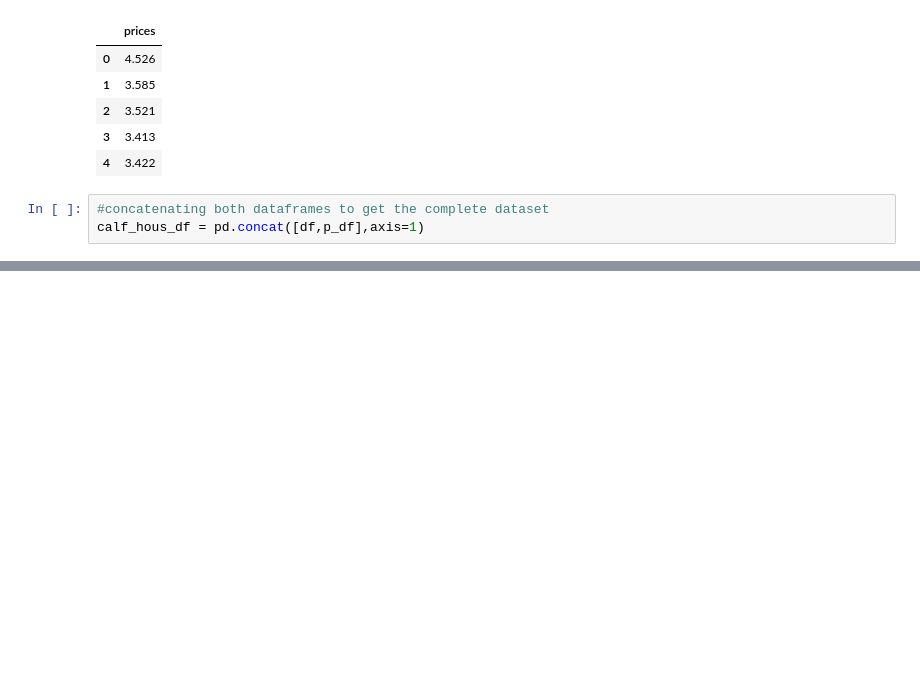
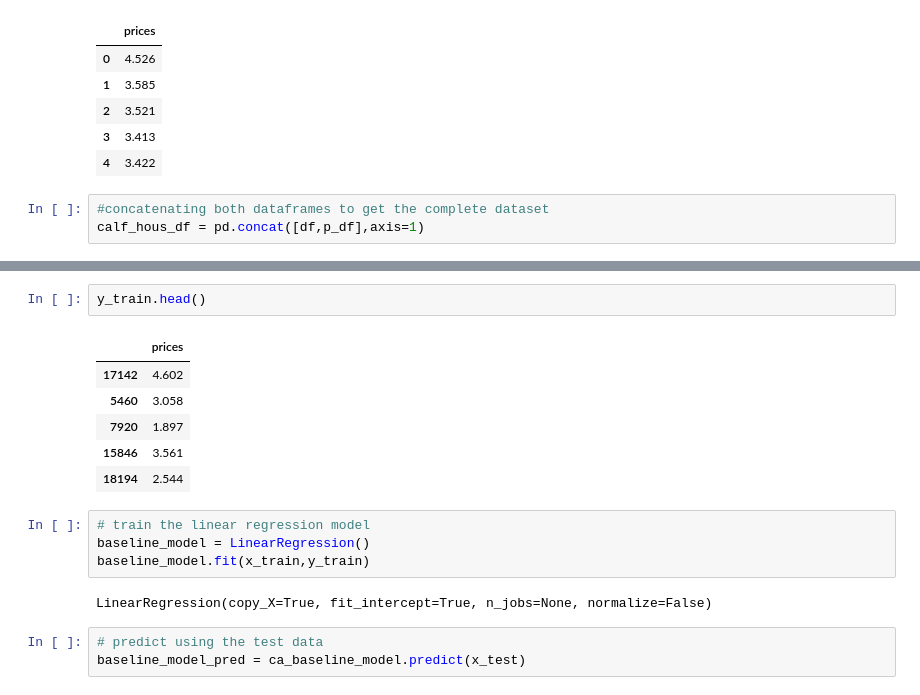
Before and after one commit to jbcroom/DS7333-QTW, a Jupyter notebook: CaseStudy5/DS733_JB_BC_SW_Case_Study5.ipynb, the cells around one changed output, grey strips where cells are left out. Saved outputs shown, nothing was run; the diff lists cells and outputs as text; blank space fills up the shorter version.

Commit message:
Regression

```diff
--- a/CaseStudy5/DS733_JB_BC_SW_Case_Study5.ipynb
+++ b/CaseStudy5/DS733_JB_BC_SW_Case_Study5.ipynb
@@ -64,0 +117,18 @@ calf_hous_df.describe()
+# %%
+y_train.head()
+# %% [output]
+|  | prices |
+| 17142 | 4.602 |
+| 5460 | 3.058 |
+| 7920 | 1.897 |
+| 15846 | 3.561 |
+| 18194 | 2.544 |
+# %%
+# train the linear regression model
+baseline_model = LinearRegression()
+baseline_model.fit(x_train,y_train)
+# %% [output]
+LinearRegression(copy_X=True, fit_intercept=True, n_jobs=None, normalize=False)
+# %%
+# predict using the test data
+baseline_model_pred = ca_baseline_model.predict(x_test)
```
Also changed, not shown: parts of 11 cells of this notebook.
